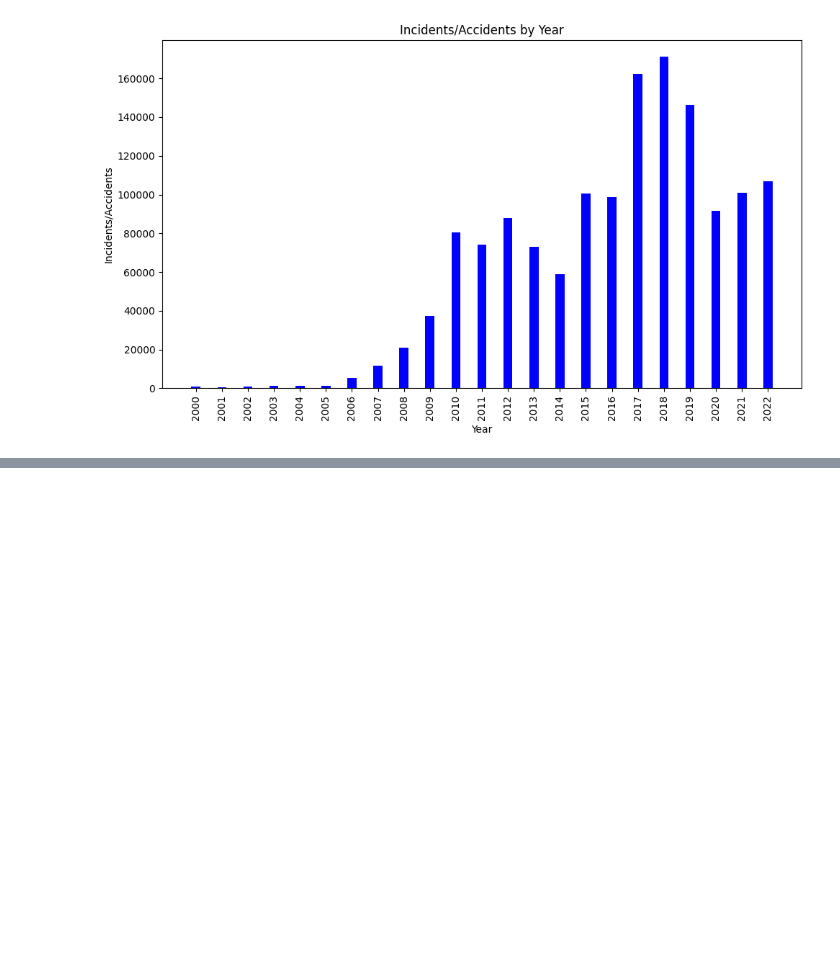
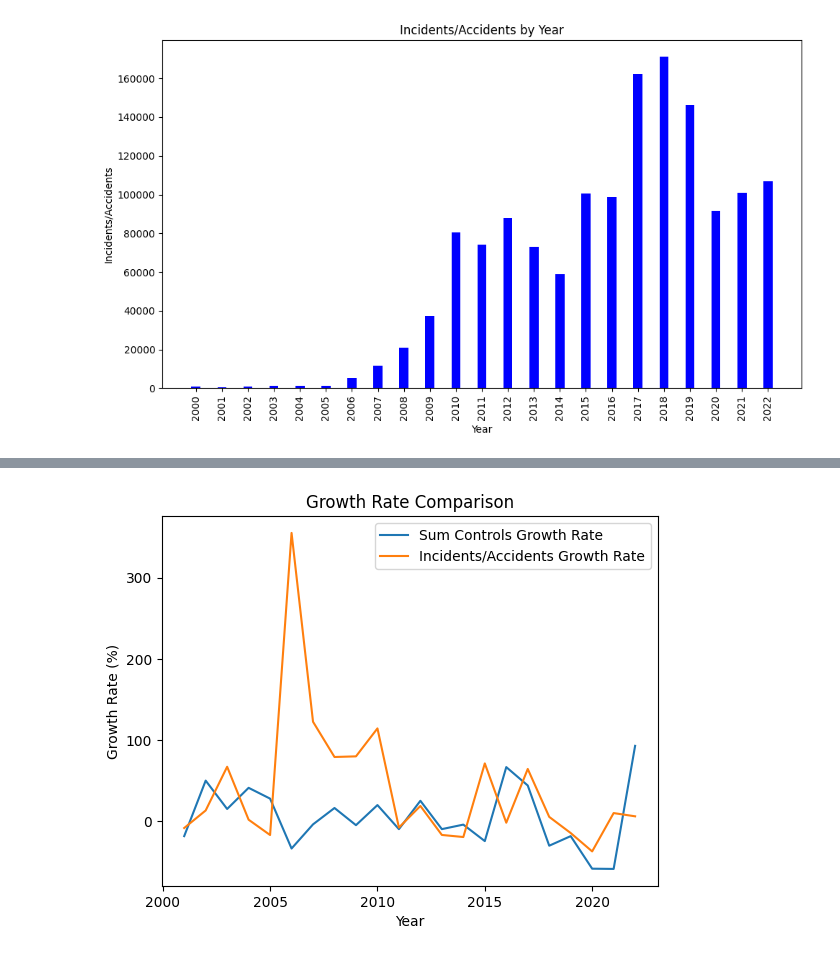
Before and after one commit to Magnus-schn/2023-amse-template_magnus, a Jupyter notebook: exploration.ipynb, the cells around one changed output, grey strips where cells are left out. Cells and saved outputs as stored; diff of their text form; code cells hidden in the pictures; blank space fills up the shorter version.

```diff
--- a/exploration.ipynb
+++ b/exploration.ipynb
@@ -205,0 +197,23 @@ dtype: object
+# %%
+df = pd.read_sql_query(query, conn)
+
+# Calculate the growth rate compared to the previous year
+df['Sum controls_growth'] = df['sum controls'].pct_change() * 100
+df['Incidents_growth'] = df['Incidents'].pct_change() * 100
+
+# Create the line plot
+plt.plot(df['Year'], df['Sum controls_growth'], label='Sum Controls Growth Rate')
+plt.plot(df['Year'], df['Incidents_growth'], label='Incidents/Accidents Growth Rate')
+
+# Set labels and title
+plt.xlabel('Year')
+plt.ylabel('Growth Rate (%)')
+plt.title('Growth Rate Comparison')
+
+# Add legend
+plt.legend()
+
+# Display the plot
+plt.show()
+# %% [output]
+[figure, added]
```
Also changed, not shown: parts of 3 cells of this notebook.
